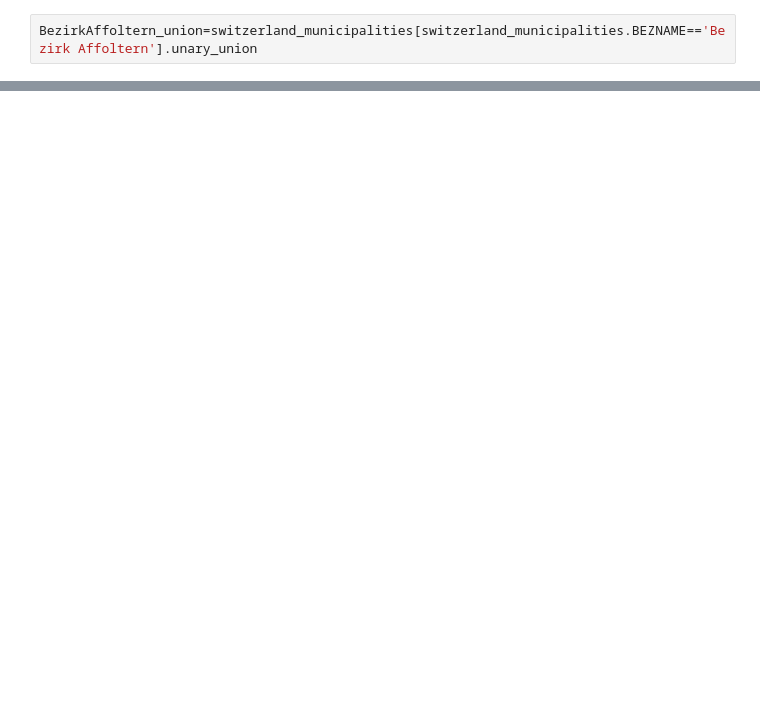
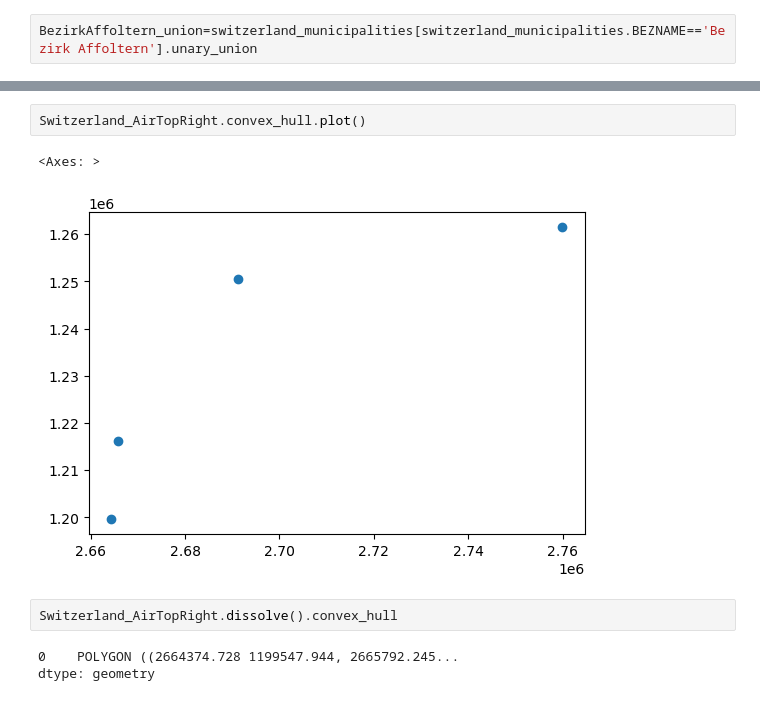
Before and after one commit to SeaWaterProject/introgeodf, a Jupyter notebook: codigopc4.ipynb, the cells around one changed output, grey strips where cells are left out. Saved outputs shown, nothing was run; the diff lists cells and outputs as text; blank space fills up the shorter version.

```diff
--- a/Untitled.ipynb
+++ b/codigopc4.ipynb
@@ -1311,0 +1475,10 @@ gpd.GeoDataFrame(index=[0],data={'BEZNAME':'Bezirk Affoltern'},
+# %%
+Switzerland_AirTopRight.convex_hull.plot()
+# %% [output]
+<Axes: >
+[figure, added]
+# %%
+Switzerland_AirTopRight.dissolve().convex_hull
+# %% [output]
+0    POLYGON ((2664374.728 1199547.944, 2665792.245...
+dtype: geometry
```
Also changed, not shown: parts of 44 cells of this notebook, 1 other file.
